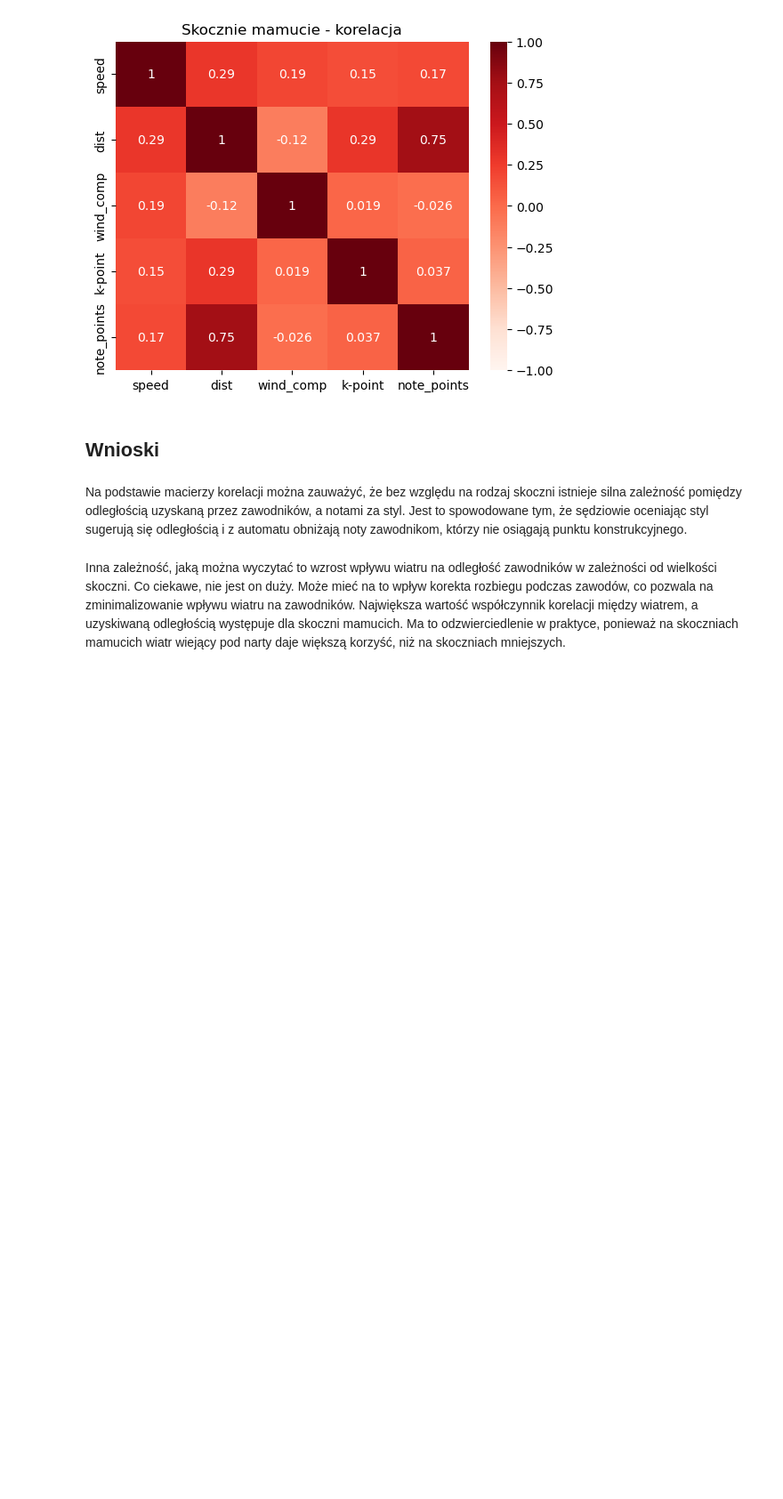
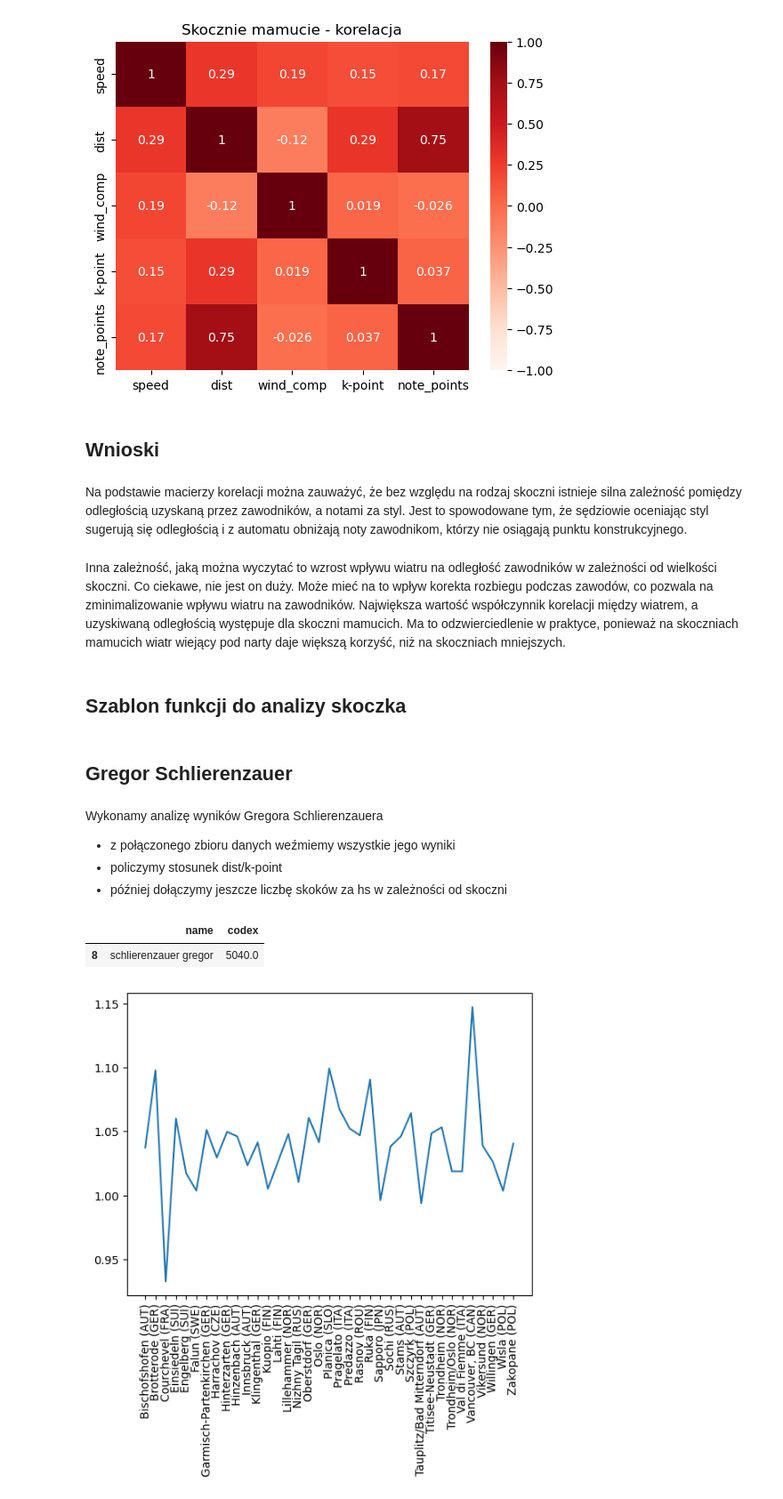
Before and after one commit to jakub-milasz/ski_jumping_analysis, a Jupyter notebook: ski_jumping.ipynb, the cells around one changed output. Shown at 89% size. Drawn from its saved outputs; the diff is of its cells as text; code cells hidden in the pictures; blank space fills up the shorter version.

```diff
--- a/ski_jumping.ipynb
+++ b/ski_jumping.ipynb
@@ -12,3 +28,6 @@ stats = pd.read_csv("data/all_stats.csv")
+# %%
+# repair space in tauplitz
+comps['place'] = comps['place'].str.replace('Tauplitz/ Bad Mitterndorf (AUT)', 'Tauplitz/Bad Mitterndorf (AUT)', regex=False)
 # %%
 merged = results.merge(comps, on="id")
 # %%
@@ -50,3 +69,35 @@ przez zawodników, a notami za styl. Jest to spowodowane tym, że sędziowie oce
 odległością i z automatu obniżają noty zawodnikom, którzy nie osiągają punktu konstrukcyjnego.
 # %% [markdown]
 Inna zależność, jaką można wyczytać to wzrost wpływu wiatru na odległość zawodników w zależności od wielkości skoczni. Co ciekawe, nie jest on duży. Może mieć na to wpływ korekta rozbiegu podczas zawodów, co pozwala na zminimalizowanie wpływu wiatru na zawodników. Największa wartość współczynnik korelacji między wiatrem, a uzyskiwaną odległością występuje dla skoczni mamucich. Ma to odzwierciedlenie w praktyce, ponieważ na skoczniach mamucich wiatr wiejący pod narty daje większą korzyść, niż na skoczniach mniejszych.
+# %% [markdown]
+## Szablon funkcji do analizy skoczka
+# %%
+def analyse_skijumper(data, codex):
+    """
+    data: dane z potrzebnymi kolumnami
+    codex: id skoczka
+    """
+    results = data[data['codex_x'] == codex]
+    results = results[['dist', 'k-point', 'codex_y', 'place']] #optymalizacja jeszcze
+    # results = results.copy()
+    results['coef'] = results['dist'] / results['k-point']
+    grouped_coefs = results.groupby('place')[['coef']].mean()
+    plt.plot(grouped_coefs)
+    plt.xticks(rotation=90)
+    plt.show()
+# %% [markdown]
+## Gregor Schlierenzauer
+# %% [markdown]
+Wykonamy analizę wyników Gregora Schlierenzauera
+- z połączonego zbioru danych weźmiemy wszystkie jego wyniki
+- policzymy stosunek dist/k-point
+- później dołączymy jeszcze liczbę skoków za hs w zależności od skoczni
+# %%
+names[names['name'] == 'schlierenzauer gregor']
+# %% [output]
+|  | name | codex |
+| 8 | schlierenzauer gregor | 5040.0 |
+# %%
+analyse_skijumper(merged, 5040)
+# %% [output]
+[figure, added]
```
Also changed, not shown: parts of 6 cells of this notebook.
